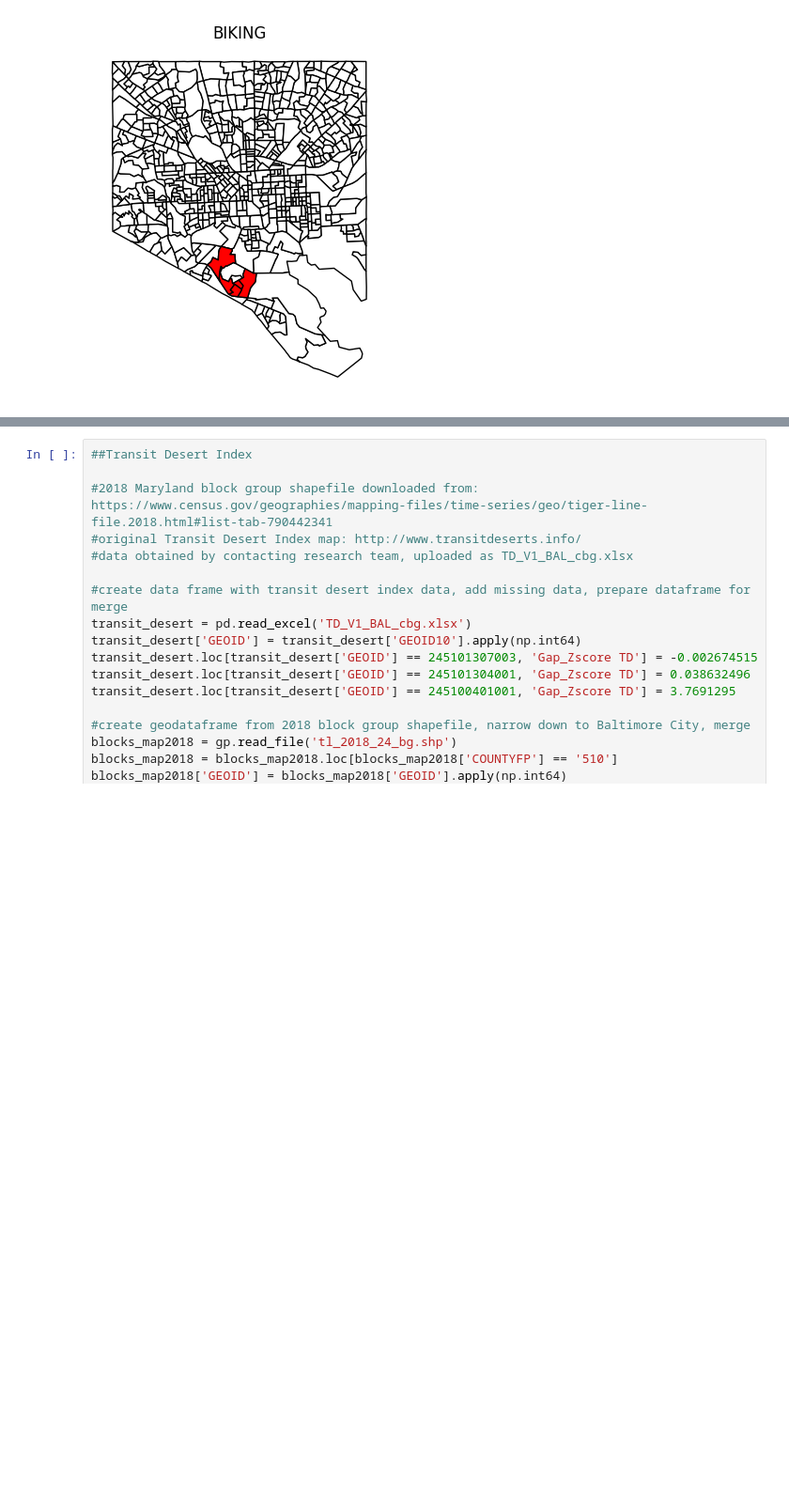
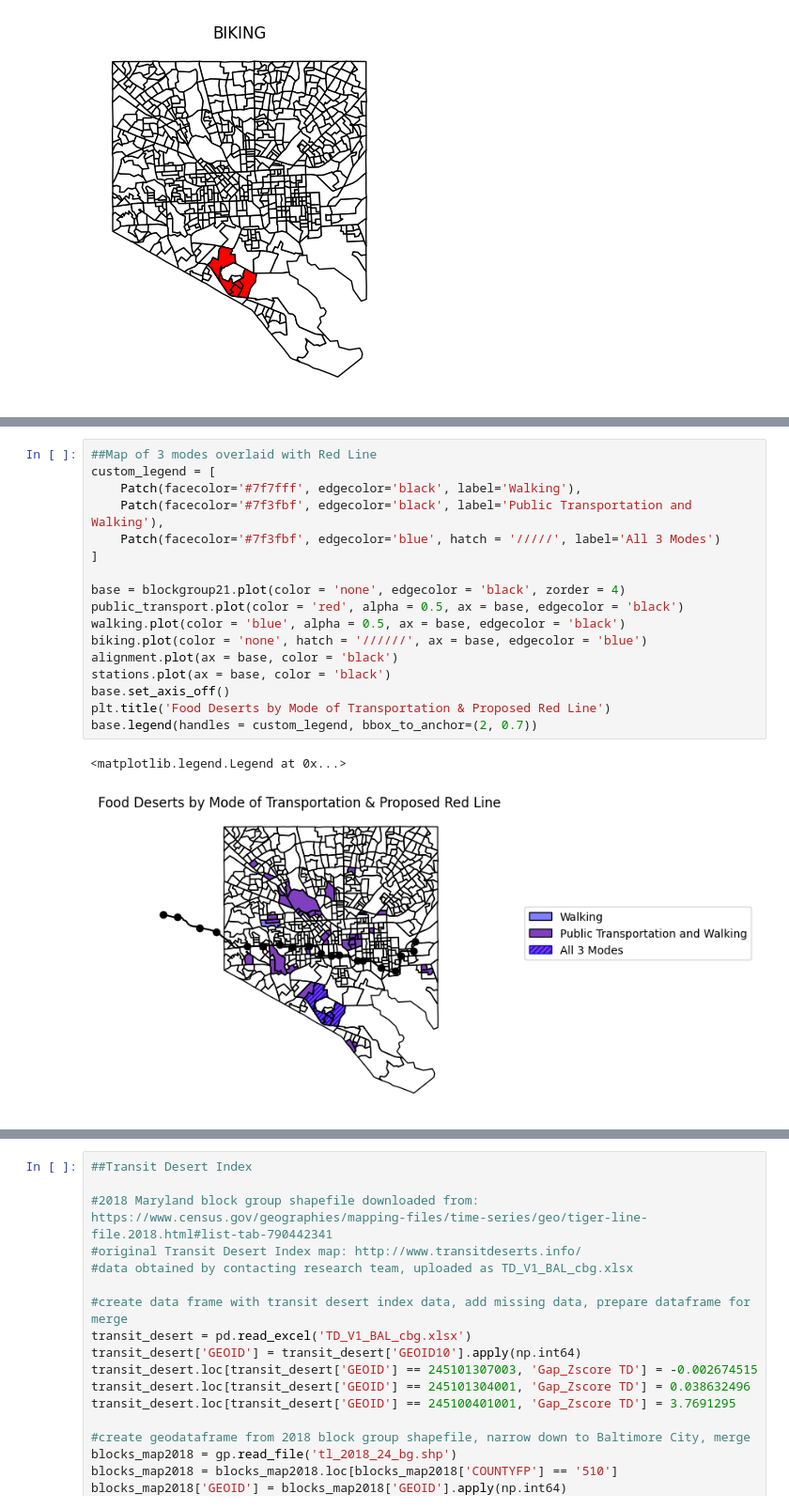
Before and after one commit to EllieBard/RedLine, a Jupyter notebook: Final.ipynb, the cells around one changed output, grey strips where cells are left out. Shown at 94% size. Saved outputs shown, nothing was run; the diff lists cells and outputs as text; blank space fills up the shorter version.

```diff
--- a/Final.ipynb
+++ b/Final.ipynb
@@ -270,3 +271,23 @@ base.legend(handles = custom_legend, bbox_to_anchor=(2, 0.7))
+# %%
+##Map of 3 modes overlaid with Red Line
+custom_legend = [
+    Patch(facecolor='#7f7fff', edgecolor='black', label='Walking'),
+    Patch(facecolor='#7f3fbf', edgecolor='black', label='Public Transportation and Walking'),
+    Patch(facecolor='#7f3fbf', edgecolor='blue', hatch = '/////', label='All 3 Modes')
+]
+
+base = blockgroup21.plot(color = 'none', edgecolor = 'black', zorder = 4)
+public_transport.plot(color = 'red', alpha = 0.5, ax = base, edgecolor = 'black')
+walking.plot(color = 'blue', alpha = 0.5, ax = base, edgecolor = 'black')
+biking.plot(color = 'none', hatch = '//////', ax = base, edgecolor = 'blue')
+alignment.plot(ax = base, color = 'black')
+stations.plot(ax = base, color = 'black')
+base.set_axis_off()
+plt.title('Food Deserts by Mode of Transportation & Proposed Red Line')
+base.legend(handles = custom_legend, bbox_to_anchor=(2, 0.7))
+# %% [output]
+<matplotlib.legend.Legend at 0x...>
+[figure, added]
 # %%
 #plot red line and blockgroups which are food deserts by all three modes of transportation
 composite = biking.merge(walking, on = 'geometry_x').merge(public_transport, on = 'geometry_x')
```
Also changed, not shown: parts of 7 cells of this notebook.
